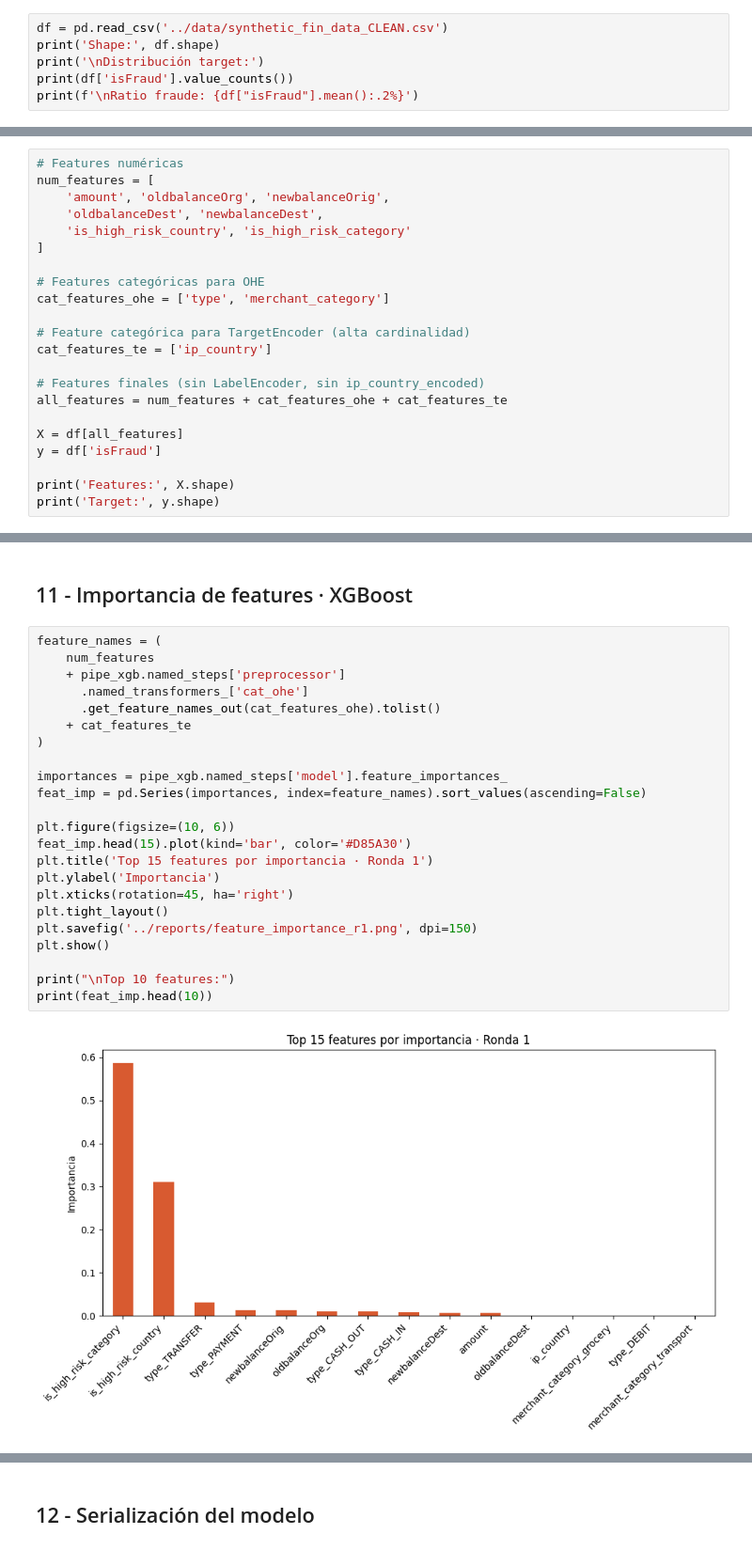
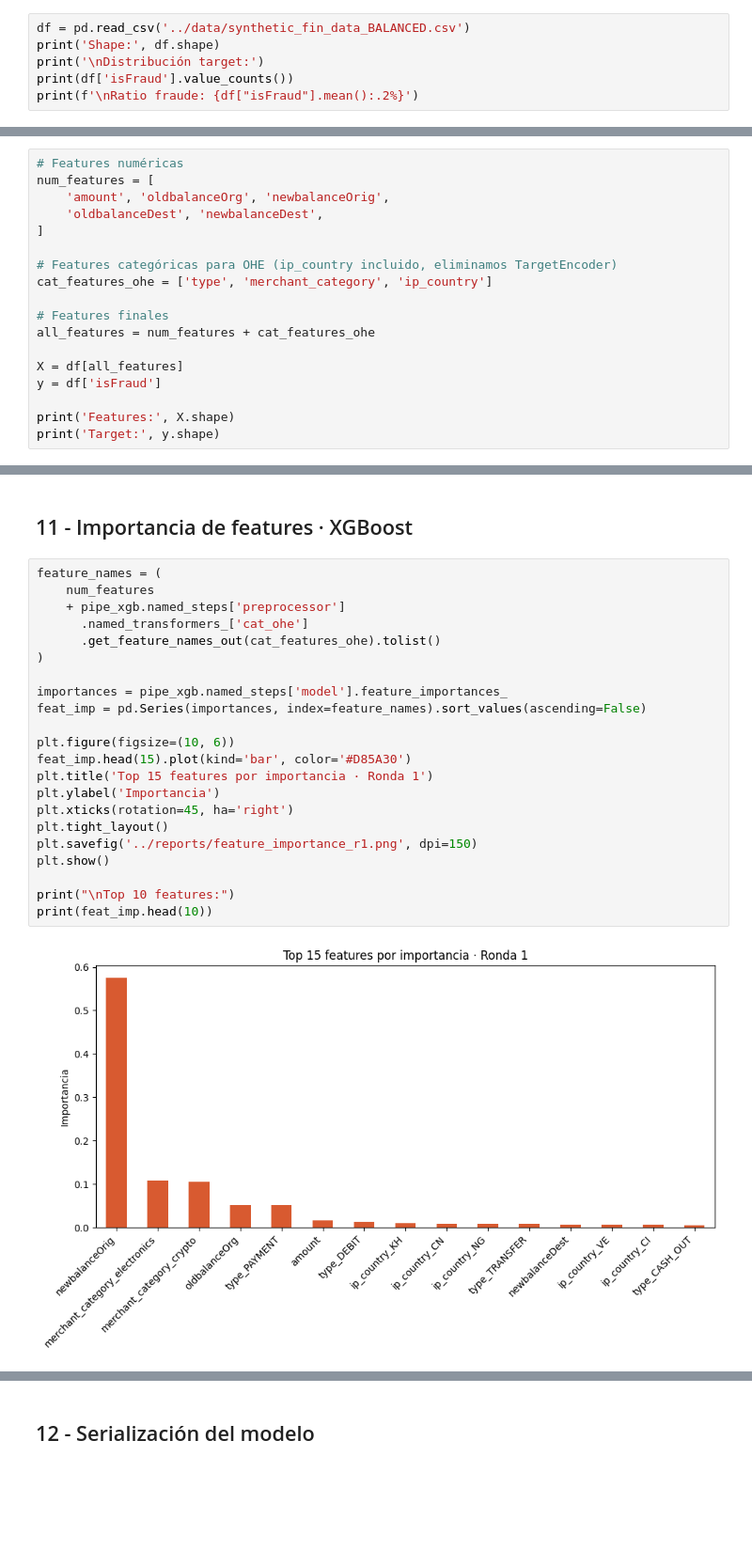
Before and after one commit to DarkKrismon/Desafio_Grupo1, a Jupyter notebook: notebooks/02_ML.ipynb, the cells around one changed output, grey strips where cells are left out. Shown at 94% size. Saved outputs shown, nothing was run; the diff lists cells and outputs as text; blank space fills up the shorter version.

```diff
--- a/notebooks/02_ML.ipynb
+++ b/notebooks/02_ML.ipynb
@@ -35,7 +35,7 @@ np.random.seed(SEED)
 # %% [markdown]
 ## 02 - Carga de datos
 # %%
-df = pd.read_csv('../data/synthetic_fin_data_CLEAN.csv')
+df = pd.read_csv('../data/synthetic_fin_data_BALANCED.csv')
 print('Shape:', df.shape)
 print('\nDistribución target:')
 print(df['isFraud'].value_counts())
@@ -76,17 +76,13 @@ Features creadas correctamente
 num_features = [
     'amount', 'oldbalanceOrg', 'newbalanceOrig',
     'oldbalanceDest', 'newbalanceDest',
-    'is_high_risk_country', 'is_high_risk_category'
 ]
 
-# Features categóricas para OHE
-cat_features_ohe = ['type', 'merchant_category']
+# Features categóricas para OHE (ip_country incluido, eliminamos TargetEncoder)
+cat_features_ohe = ['type', 'merchant_category', 'ip_country']
 
-# Feature categórica para TargetEncoder (alta cardinalidad)
-cat_features_te = ['ip_country']
-
-# Features finales (sin LabelEncoder, sin ip_country_encoded)
-all_features = num_features + cat_features_ohe + cat_features_te
+# Features finales
+all_features = num_features + cat_features_ohe
 
 X = df[all_features]
 y = df['isFraud']
@@ -360,26 +354,25 @@ ROC-AUC: 0.9999
 # %%
 feature_names = (
     num_features
     + pipe_xgb.named_steps['preprocessor']
       .named_transformers_['cat_ohe']
       .get_feature_names_out(cat_features_ohe).tolist()
-    + cat_features_te
 )
 
 importances = pipe_xgb.named_steps['model'].feature_importances_
 feat_imp = pd.Series(importances, index=feature_names).sort_values(ascending=False)
 
 plt.figure(figsize=(10, 6))
 feat_imp.head(15).plot(kind='bar', color='#D85A30')
 plt.title('Top 15 features por importancia · Ronda 1')
 plt.ylabel('Importancia')
 plt.xticks(rotation=45, ha='right')
 plt.tight_layout()
 plt.savefig('../reports/feature_importance_r1.png', dpi=150)
 plt.show()
 
 print("\nTop 10 features:")
 print(feat_imp.head(10))
 # %% [output]
-[figure, old version]
+[figure, new version]
 Top 10 features:
```
Also changed, not shown: parts of 11 cells of this notebook, 19 other files.
